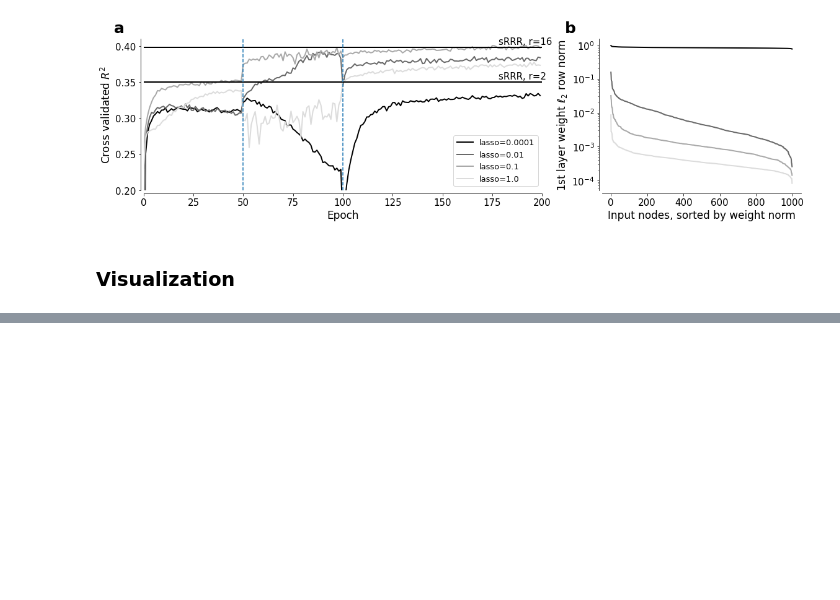
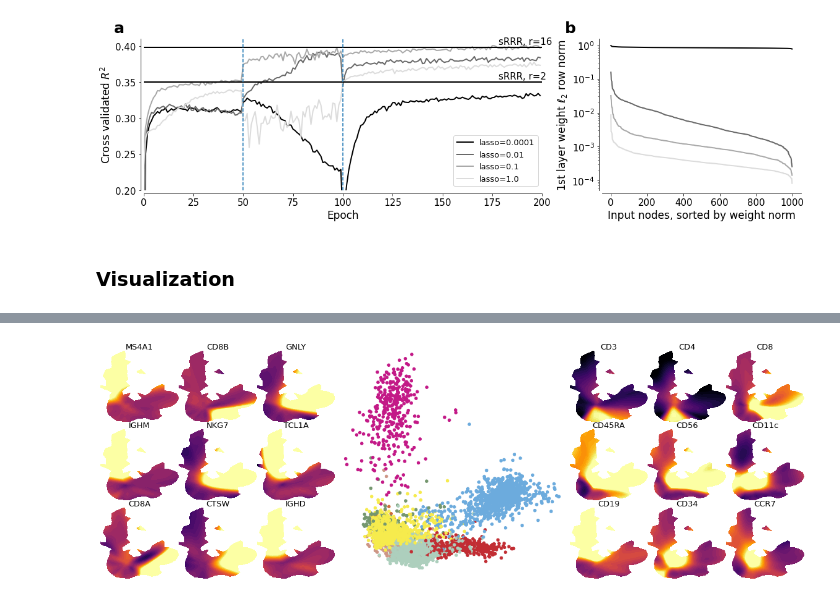
Before and after one commit to ybernaerts/PhD_thesis, a Jupyter notebook: sbnn.ipynb, the cells around one changed output, grey strips where cells are left out. Cells and saved outputs as stored; diff of their text form; code cells hidden in the pictures; blank space fills up the shorter version.

```diff
--- a/sbnn.ipynb
+++ b/sbnn.ipynb
@@ -224,0 +388,43 @@ plt.savefig('figures/sBNN_different_lasso.pdf', bbox_inches = 'tight',
+# %%
+lasso_id=2
+cvfold_id=1111
+nlb_saved_model_s = load_model('data/sbnn/FreezeUnfreeze_after_unfreezing_ap_full_dataset_{}_{}_{}_stoeckius.h5'.\
+                        format(cvfold_id, lasso_id, 0), \
+                        custom_objects={'ElasticNet': ElasticNet, 'r2_score': r2_score})
+
+# Retrieve activations and ephys prediction
+nlb_encoder_s = Model(nlb_saved_model_s.input, nlb_saved_model_s.get_layer('bottleneck').output)
+nlb_ind_genes_s = np.argsort(np.linalg.norm(nlb_weights_after_unfreezing_s, ord=2, axis=2), axis = 1)[lasso_id, :][-25:]
+nlb_latent_s = nlb_encoder_s.predict(stoeckius['X'][:, nlb_ind_genes_s])                 # bottleneck representation
+
+nlb_saved_model_AE_s = load_model('data/sbnn/FreezeUnfreeze_after_unfreezing_ap_full_dataset_AE_{}_{}_{}_stoeckius.h5'.\
+                        format(cvfold_id, lasso_id, 0), \
+                        custom_objects={'ElasticNet': ElasticNet, 'r2_score': r2_score})
+# %%
+fig=plt.figure(figsize=(16, 16/3))
+ax_list = create_less_axes(fig)
+
+s_feature_indices_for_visualization=[0,1,2,3,4,7,9,10,12]
+
+########################
+# sBNN, 2D bottleneck
+
+ax_list[0].scatter(nlb_latent_s[:, 0], nlb_latent_s[:, 1],
+            c = np.array([stoeckius['map'][c] for c in stoeckius['celltypes']]), s=20)
+ax_list[0].set_xticks([])
+ax_list[0].set_yticks([])
+#ax_list[0].set_title('sBNN-2', fontsize=16, fontweight='bold')
+for i, ax in enumerate(ax_list[1:10]):
+    latent_space_genes(nlb_saved_model_AE_s, nlb_latent_s, nlb_latent_s, stoeckius['X'][:, nlb_ind_genes_s],
+        -(i+1), stoeckius['gene_names'][nlb_ind_genes_s], triangle_max_len=60, axis=ax)
+for i, ax in enumerate(ax_list[10:19]):
+    latent_space_ephys(nlb_saved_model_s, nlb_latent_s, stoeckius['X'][:, nlb_ind_genes_s], stoeckius['Y'], \
+        s_feature_indices_for_visualization[i], stoeckius['adt_features'], triangle_max_len=60, axis=ax)
+
+for ax in ax_list:
+    sns.despine(ax=ax,left=True, bottom=True)
+
+plt.savefig('figures/sBNN_vis_3.pdf', bbox_inches = 'tight',
+    pad_inches = 0)
+# %% [output]
+[figure, added]
```
Also changed, not shown: parts of 13 cells of this notebook, 22 other files.
